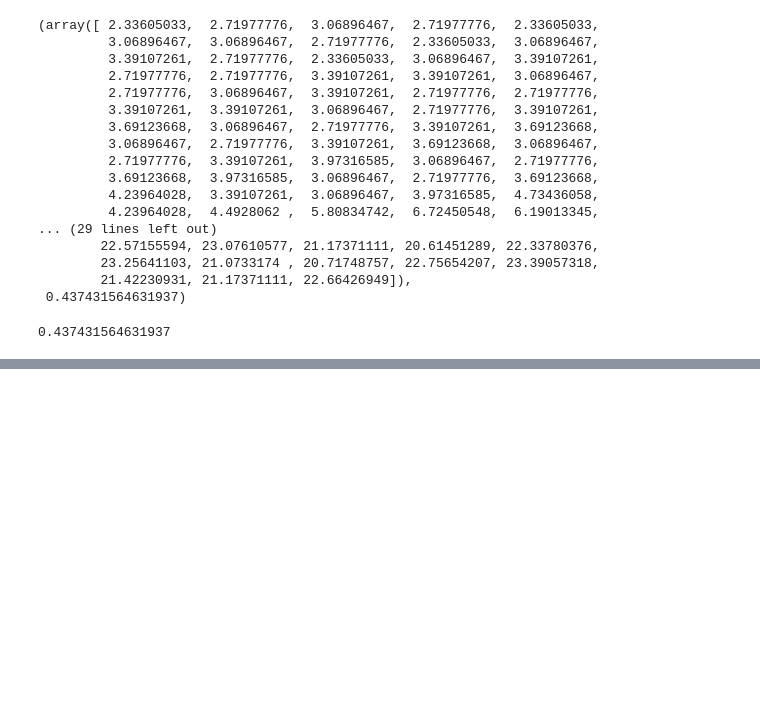
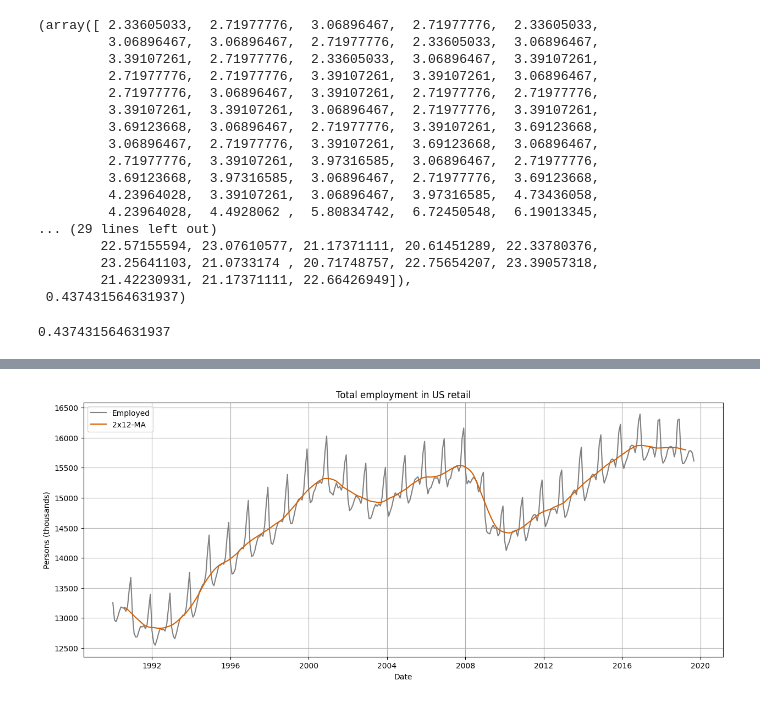
Before and after one commit to DavidGuzzi/TSA, a Jupyter notebook: Forecasting Principles and Practice 3rd/2/3.ipynb, the cells around one changed output, grey strips where cells are left out. Cells and saved outputs as stored; diff of their text form; code cells hidden in the pictures; blank space fills up the shorter version.

```diff
--- a/Forecasting Principles and Practice 3rd/2/3.ipynb
+++ b/Forecasting Principles and Practice 3rd/2/3.ipynb
@@ -281,0 +298,19 @@ lambda_guerrero
+# %%
+# Cálculo de la media móvil (12-MA y 2x12-MA)
+us_e_1990['12-MA'] = us_e_1990['Employed'].rolling(window=12, min_periods=12, center=True).mean()
+us_e_1990['2x12-MA'] = us_e_1990['12-MA'].rolling(window=2, min_periods=2, center=False).mean()
+
+# Gráfico
+plt.figure(figsize=(15,6))
+sns.lineplot(data=us_e_1990, x='date', y='Employed', color='gray', label='Employed')
+sns.lineplot(data=us_e_1990, x='date', y='2x12-MA', color='#D55E00', label='2x12-MA')
+
+# Personalización del gráfico
+plt.title('Total employment in US retail')
+plt.ylabel('Persons (thousands)')
+plt.xlabel('Date')
+plt.legend()
+plt.grid(True)
+plt.show()
+# %% [output]
+[figure, added]
```
Also changed, not shown: parts of 4 cells of this notebook.
